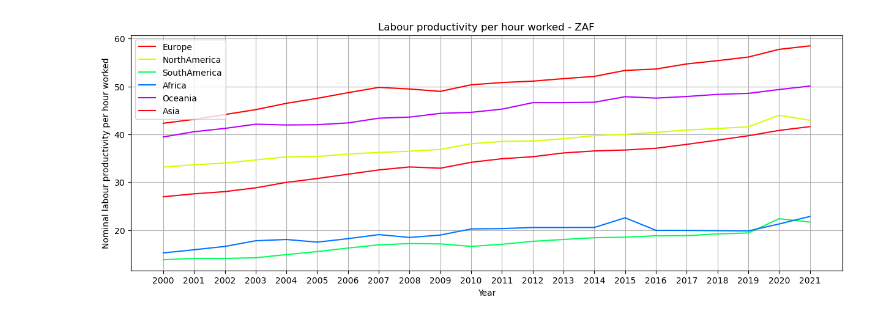
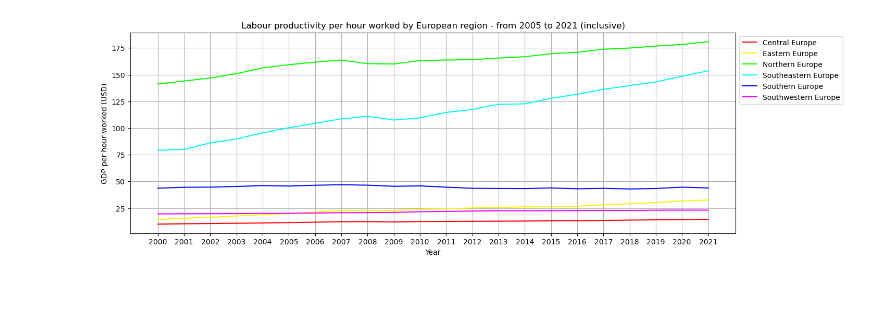
Before and after one commit to JoanneLin168/ADS-European-Productivity, a Jupyter notebook: Notebooks/gdpDataset.ipynb, the cells around one changed output. Cells and saved outputs as stored; diff of their text form; code cells hidden in the pictures; blank space fills up the shorter version.

```diff
--- a/Notebooks/gdpDataset.ipynb
+++ b/Notebooks/gdpDataset.ipynb
@@ -503,0 +6,3 @@ plt.show()
+# %%
+dataDirectory = "../Datasets/GDP_PHW(productivity).csv"
+rawData = pd.read_csv(dataDirectory, header=0, nrows=None)
@@ -503,0 +42,6 @@ plt.show()
+# %%
+# workaround to get the desired behaviour in the next cell
+
+reformattedData.to_csv('../Datasets/workaround.csv', index=False)
+cleanedTrimmedDataDirectory = '../Datasets/workaround.csv'
+reformattedData = pd.read_csv(cleanedTrimmedDataDirectory, header=0, nrows=None)
@@ -510,17 +298,17 @@ Asia = [Japan, Korea, Russia, Israel]
 restOfTheWorldMeans = [NorthAmericaMeans, SouthAmericaMeans, AfricaMeans, OceaniaMeans, AsiaMeans]
 restOfTheWorldStrings = [['Mexico', 'UnitedStates', 'Canada', 'CostaRica'], ['Chile', 'Colombia'], ['SouthAfrica'], ['Australia', 'NewZealand'], ['Japan', 'Korea', 'Russia', 'Israel']]
 # %%
-# plots the mean of every european region
+# plots the mean labour productivity of every country within each continent (all but Europe)
 
-for index, region in enumerate(restOfTheWorldStrings):
+"""for index, region in enumerate(restOfTheWorldStrings):
     plt.figure(figsize=(15, 5))
 
     plt.scatter(region, restOfTheWorldMeans[index])
 
     plt.grid()
 
-    plt.xlabel('European region')
-    plt.ylabel('Nominal labour productivity per hour worked')
-    plt.title("Mean labour productivity per hour worked per european region - from 2005 to 2021 (inclusive)")
-    plt.show()
+    plt.xlabel('Country')
+    plt.ylabel('Mean GDP per hour worked (USD)')
+    plt.title("Mean labour productivity per hour worked by country - from 2005 to 2021 (inclusive)")
+    plt.show()"""
 # %% [output]
@@ -580,30 +345,30 @@ plt.show()
 # %%
-# plots each individual country throughout time
-
-worldRegionsStrings = ['Europe', 'NorthAmerica', 'SouthAmerica', 'Africa', 'Oceania', 'Asia']
+# plots every European region's labour productivity throughout time
 
 plt.figure(figsize=(15, 5))
 
-colorsRegions = plt.cm.hsv(np.linspace(0, 1, len(worldRegions)))
+europeRegionsStrings = ['Central Europe', 'Eastern Europe', 'Northern Europe', 'Southeastern Europe', 'Southern Europe', 'Southwestern Europe', 'Western Europe']
 
-worldRegionsTimeSeries = [np.zeros(numberOfColumns-1), np.zeros(numberOfColumns-1), np.zeros(numberOfColumns-1), np.zeros(numberOfColumns-1), np.zeros(numberOfColumns-1), np.zeros(numberOfColumns-1)]
+colorsRegions = plt.cm.hsv(np.linspace(0, 1, len(Europe)))
+
+europeSubregionsTimeSeries = [np.zeros(numberOfColumns-1), np.zeros(numberOfColumns-1), np.zeros(numberOfColumns-1), np.zeros(numberOfColumns-1), np.zeros(numberOfColumns-1), np.zeros(numberOfColumns-1), np.zeros(numberOfColumns-1)]
 
 for row in range(numberOfRows):
     country = cleanedData.iloc[row]['LOCATION']
-    for index, region in enumerate(worldRegions):
+    for index, region in enumerate(Europe):
         if country in region:
-            worldRegionsTimeSeries[index] = np.add(worldRegionsTimeSeries[index], cleanedData.iloc[row][1:-1])
+            europeSubregionsTimeSeries[index] = np.add(europeSubregionsTimeSeries[index], cleanedData.iloc[row][1:-1])
 
 for index, region in enumerate(worldRegions):
-    plt.plot(cleanedData.columns[1:-1], worldRegionsTimeSeries[index]/len(region), c=colorsRegions[index], label=worldRegionsStrings[index])
+    plt.plot(cleanedData.columns[1:-1], europeSubregionsTimeSeries[index]/len(region), c=colorsRegions[index], label=europeRegionsStrings[index])
 
 plt.grid()
-plt.legend()
+plt.legend(bbox_to_anchor=(1.0, 1.0), loc='best')
 plt.xlabel('Year')
-plt.ylabel('Nominal labour productivity per hour worked')
-plt.title("Labour productivity per hour worked - " + countryCode)
+plt.ylabel('GDP per hour worked (USD)')
+plt.title("Labour productivity per hour worked by European region - from 2005 to 2021 (inclusive)")
 
 plt.show()
 # %% [output]
-[figure, old version]
+[figure, new version]
 # %%
```
Also changed, not shown: parts of 50 cells of this notebook, 7 other files.
